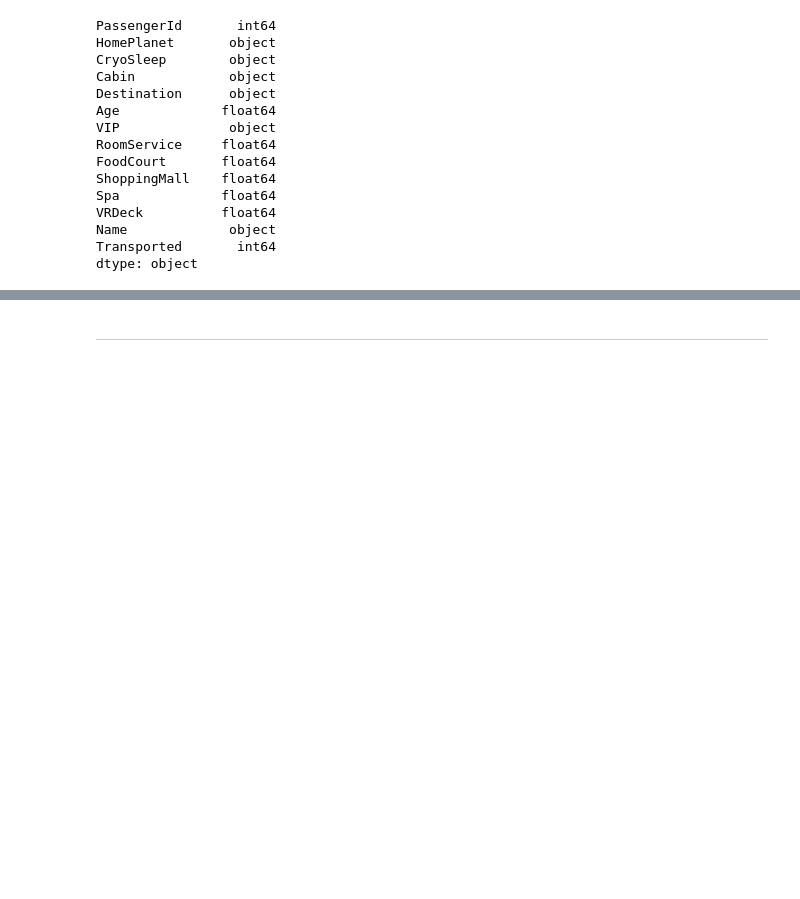
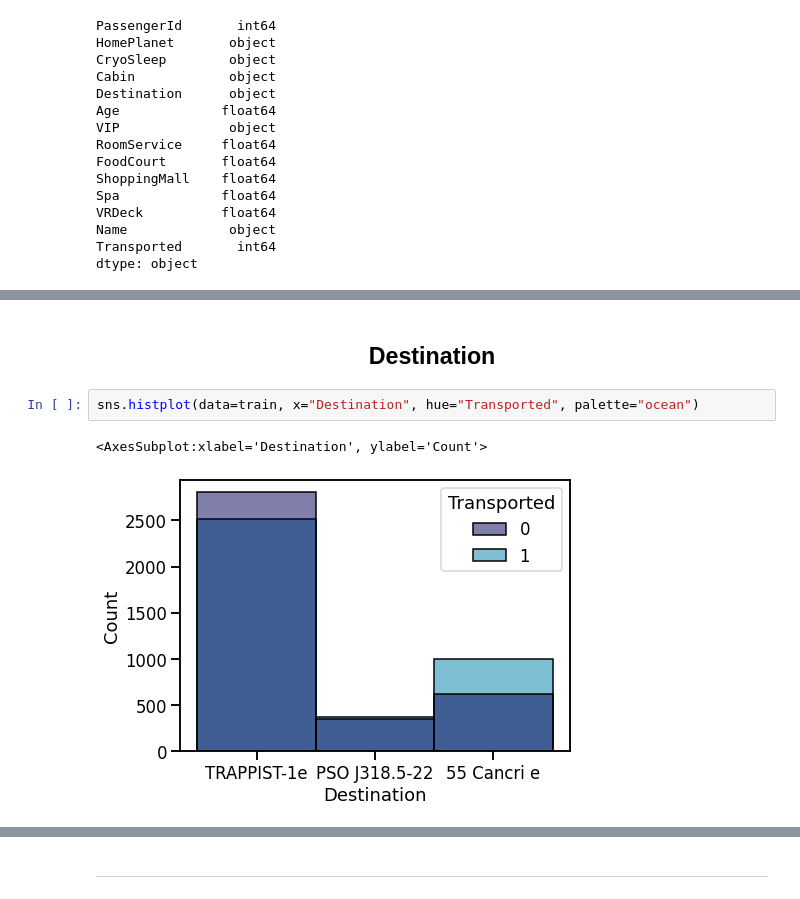
Before and after one commit to eleanarinaudo/Diplo2022_Grupo-5, a Jupyter notebook: Notebooks/Aprendizaje Supervisado/Practico_Spaceship_Titanic_Perceptron.ipynb, the cells around one changed output, grey strips where cells are left out. Cells and saved outputs as stored; diff of their text form; blank space fills up the shorter version.

```diff
--- a/Notebooks/Aprendizaje Supervisado/Practico_Spaceship_Titanic_Perceptron.ipynb
+++ b/Notebooks/Aprendizaje Supervisado/Practico_Spaceship_Titanic_Perceptron.ipynb
@@ -251,0 +257,11 @@ Name: Cabin, Length: 6009, dtype: int64
+# %% [markdown]
+<html>
+  <h2  align="center";>
+    Destination
+  </h2>
+</html>
+# %%
+sns.histplot(data=train, x="Destination", hue="Transported", palette="ocean")
+# %% [output]
+<AxesSubplot:xlabel='Destination', ylabel='Count'>
+[figure, added]
```
Also changed, not shown: parts of 175 cells of this notebook, 1 other file.
